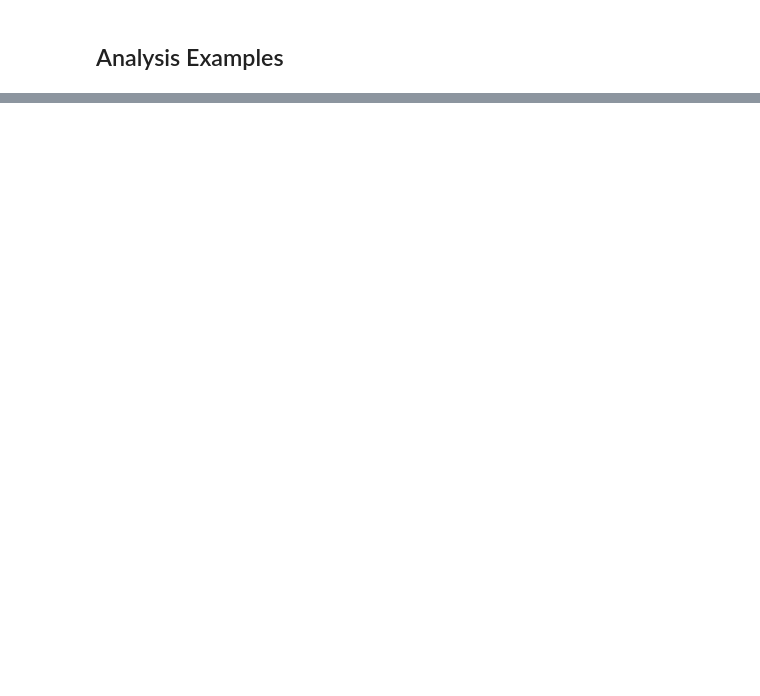
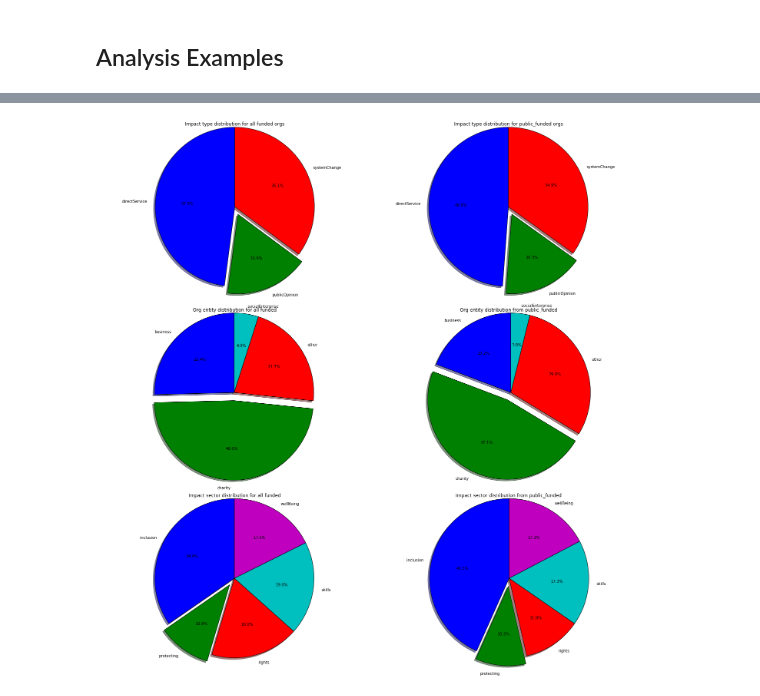
Before and after one commit to Zhenxingzhang/Ashoka_Data_Analysis, a Jupyter notebook: AshokaData.ipynb, the cells around one changed output, grey strips where cells are left out. Drawn from its saved outputs; the diff is of its cells as text; code cells hidden in the pictures; blank space fills up the shorter version.

Commit message:
add impact analysis

```diff
--- a/AshokaData.ipynb
+++ b/AshokaData.ipynb
@@ -170,0 +247,5 @@ orgs_year.value_counts().sort_index().plot.bar(figsize=(16, 6))
+# %%
+public_funded_org = merged_orgs_df.loc[merged_orgs_df['fundingSourcesMain'] == 'public']
+pie_chart_for_impact(merged_orgs_df, public_funded_org, "public_funded")
+# %% [output]
+[figure, added]
```
Also changed, not shown: parts of 15 cells of this notebook, 1 other file.
